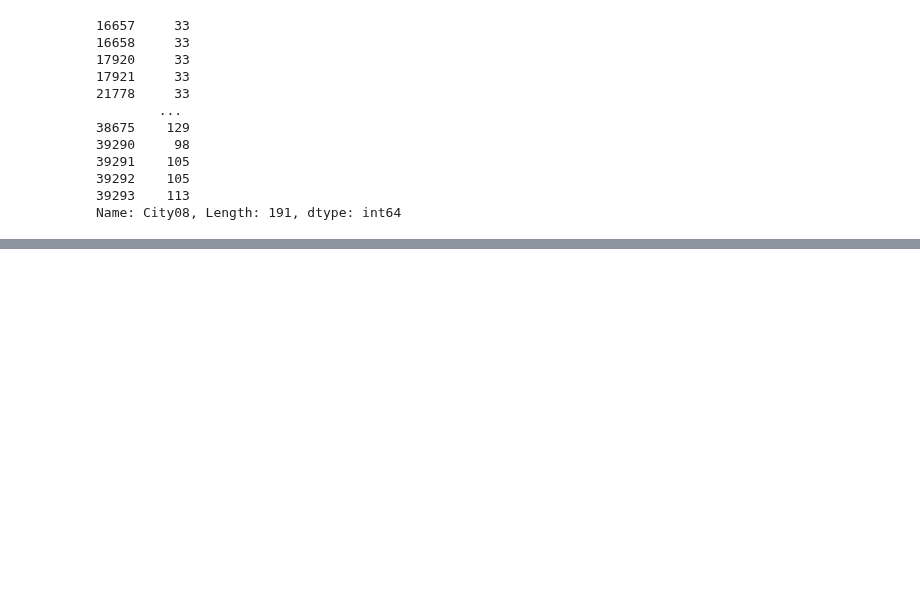
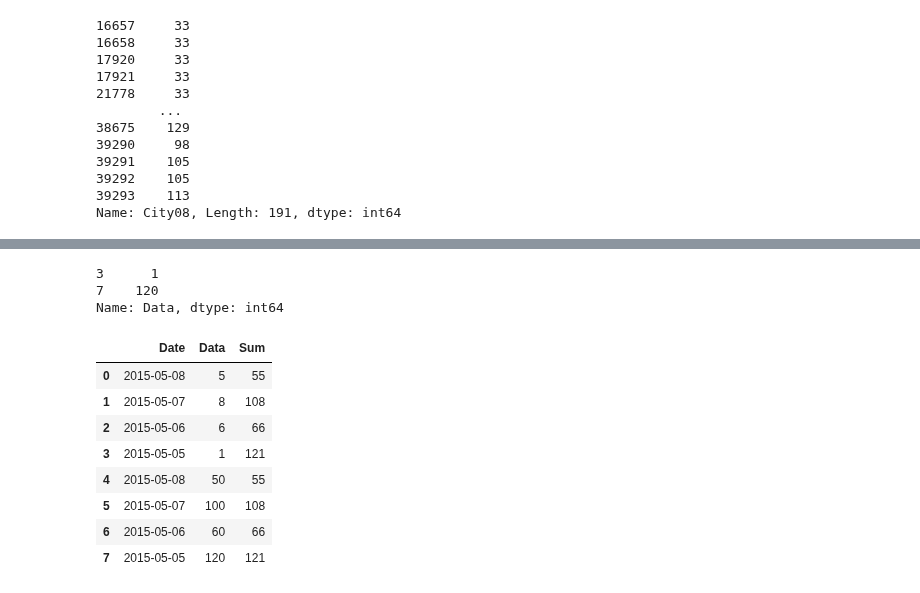
Before and after one commit to Ahmed-ui94/web_programming, a Jupyter notebook: pandas1/pandas.ipynb, the cells around one changed output, grey strips where cells are left out. Drawn from its saved outputs; the diff is of its cells as text; code cells hidden in the pictures; blank space fills up the shorter version.

```diff
--- a/pandas1/pandas.ipynb
+++ b/pandas1/pandas.ipynb
@@ -3171,0 +3170,8 @@ import pandas
+# %%
+df8 = pd.DataFrame({
+    "Date": [
+        "2015-05-08", "2015-05-07", "2015-05-06", "2015-05-05",
+        "2015-05-08", "2015-05-07", "2015-05-06", "2015-05-05"],
+    "Data": [5, 8, 6, 1, 50, 100, 60, 120],
+})
+df8
@@ -3171,0 +3200,19 @@ import pandas
+# %%
+df8.groupby('Date')['Data'].filter(lambda g: g.median() > 55)
+# %% [output]
+3      1
+7    120
+Name: Data, dtype: int64
+# %%
+df8['Sum'] = df8.groupby("Date")['Data'].transform('sum')
+df8
+# %% [output]
+|  | Date | Data | Sum |
+| 0 | 2015-05-08 | 5 | 55 |
+| 1 | 2015-05-07 | 8 | 108 |
+| 2 | 2015-05-06 | 6 | 66 |
+| 3 | 2015-05-05 | 1 | 121 |
+| 4 | 2015-05-08 | 50 | 55 |
+| 5 | 2015-05-07 | 100 | 108 |
+| 6 | 2015-05-06 | 60 | 66 |
+| 7 | 2015-05-05 | 120 | 121 |
```
Also changed, not shown: parts of 12 cells of this notebook, 6 other files.
